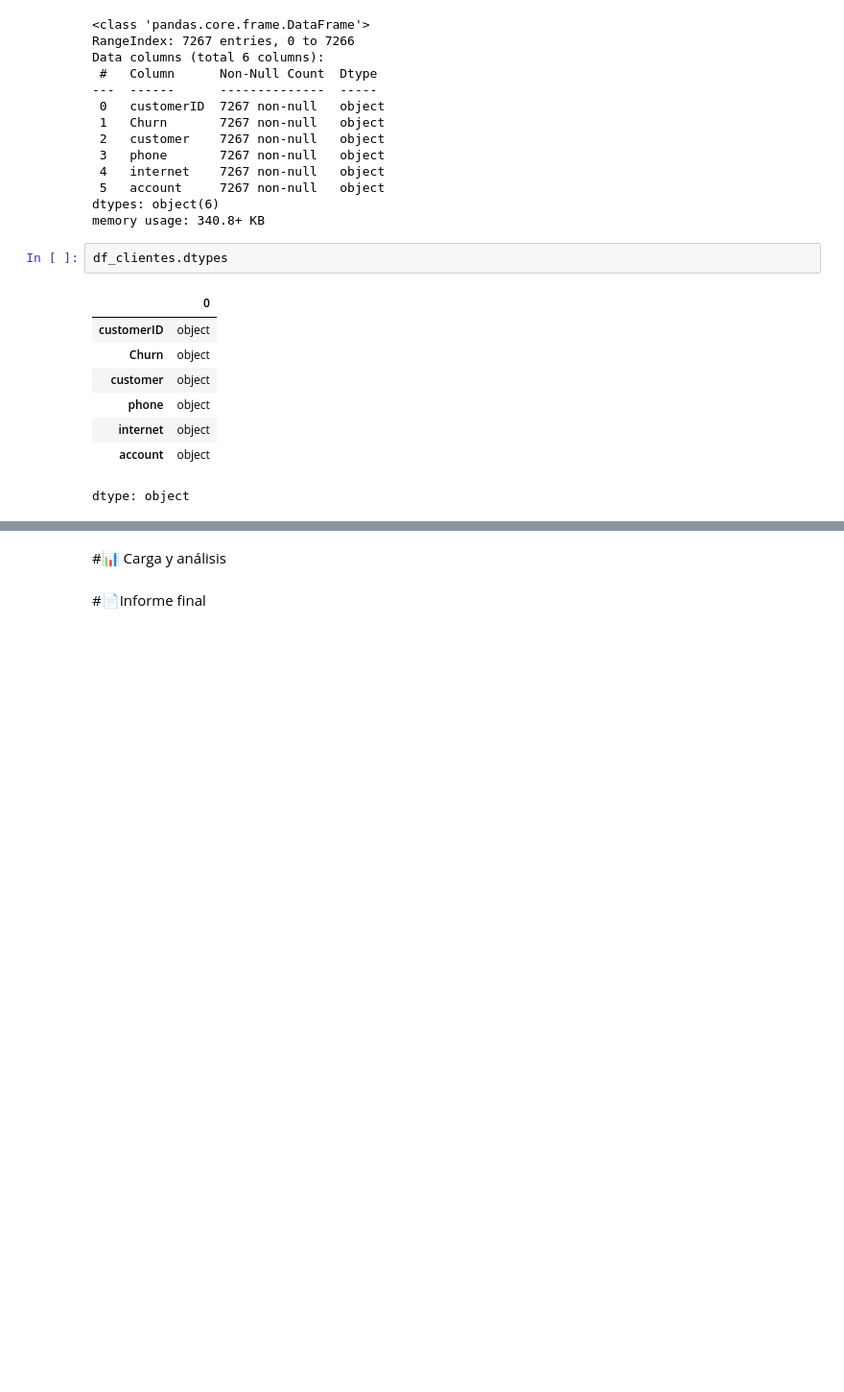
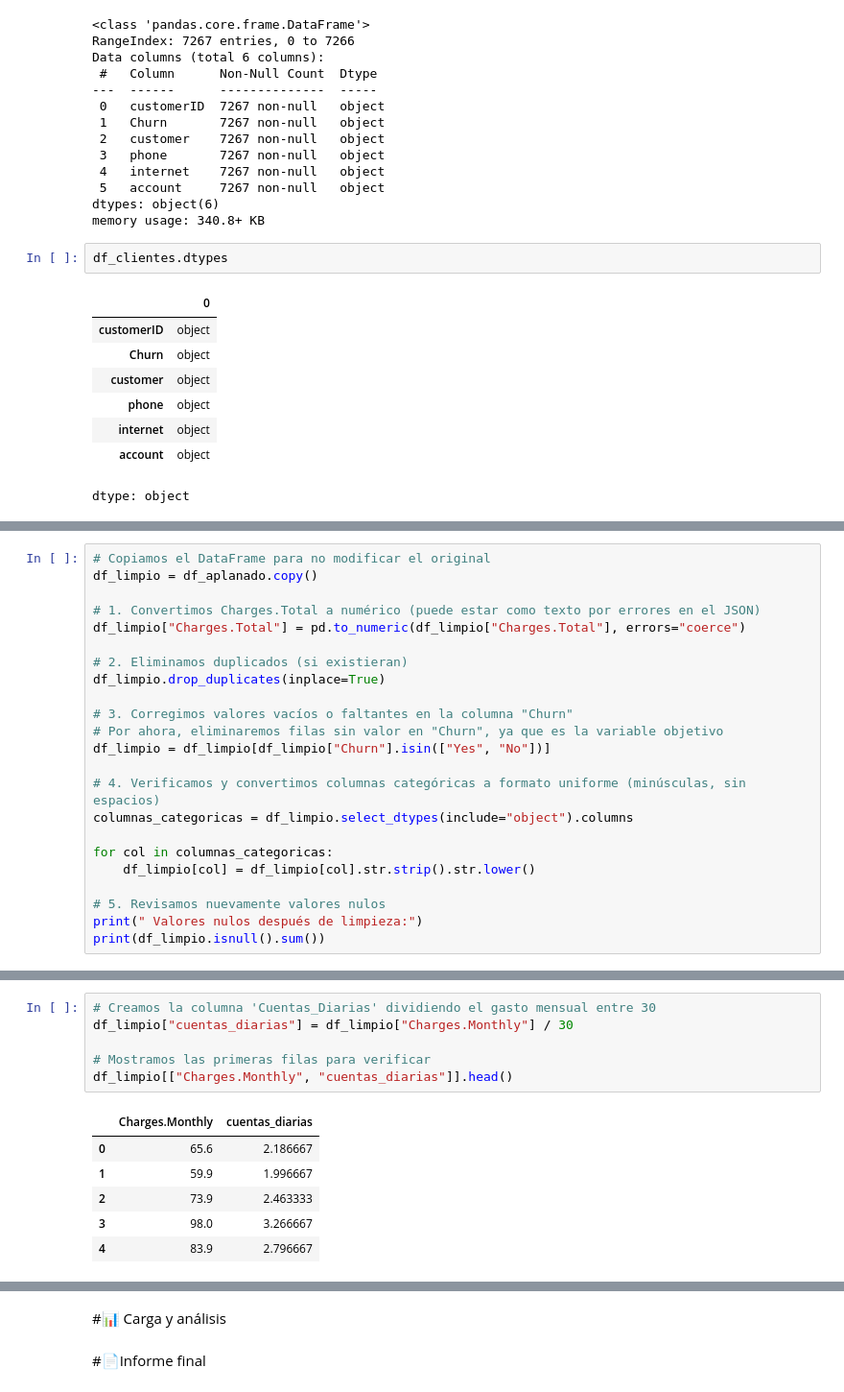
Before and after one commit to ENRIQUEAHERNANDEZ/TelecomX, a Jupyter notebook: TelecomX_LATAM.ipynb, the cells around one changed output, grey strips where cells are left out. Shown at 96% size. Saved outputs shown, nothing was run; the diff lists cells and outputs as text; blank space fills up the shorter version.

```diff
--- a/TelecomX_LATAM.ipynb
+++ b/TelecomX_LATAM.ipynb
@@ -49,0 +179,23 @@ dtype: object
+# %%
+# Copiamos el DataFrame para no modificar el original
+df_limpio = df_aplanado.copy()
+
+# 1. Convertimos Charges.Total a numérico (puede estar como texto por errores en el JSON)
+df_limpio["Charges.Total"] = pd.to_numeric(df_limpio["Charges.Total"], errors="coerce")
+
+# 2. Eliminamos duplicados (si existieran)
+df_limpio.drop_duplicates(inplace=True)
+
+# 3. Corregimos valores vacíos o faltantes en la columna "Churn"
+# Por ahora, eliminaremos filas sin valor en "Churn", ya que es la variable objetivo
+df_limpio = df_limpio[df_limpio["Churn"].isin(["Yes", "No"])]
+
+# 4. Verificamos y convertimos columnas categóricas a formato uniforme (minúsculas, sin espacios)
+columnas_categoricas = df_limpio.select_dtypes(include="object").columns
+
+for col in columnas_categoricas:
+    df_limpio[col] = df_limpio[col].str.strip().str.lower()
+
+# 5. Revisamos nuevamente valores nulos
+print(" Valores nulos después de limpieza:")
+print(df_limpio.isnull().sum())
@@ -49,0 +225,13 @@ dtype: object
+# %%
+# Creamos la columna 'Cuentas_Diarias' dividiendo el gasto mensual entre 30
+df_limpio["cuentas_diarias"] = df_limpio["Charges.Monthly"] / 30
+
+# Mostramos las primeras filas para verificar
+df_limpio[["Charges.Monthly", "cuentas_diarias"]].head()
+# %% [output]
+|  | Charges.Monthly | cuentas_diarias |
+| 0 | 65.6 | 2.186667 |
+| 1 | 59.9 | 1.996667 |
+| 2 | 73.9 | 2.463333 |
+| 3 | 98.0 | 3.266667 |
+| 4 | 83.9 | 2.796667 |
```
Also changed, not shown: parts of 12 cells of this notebook.
